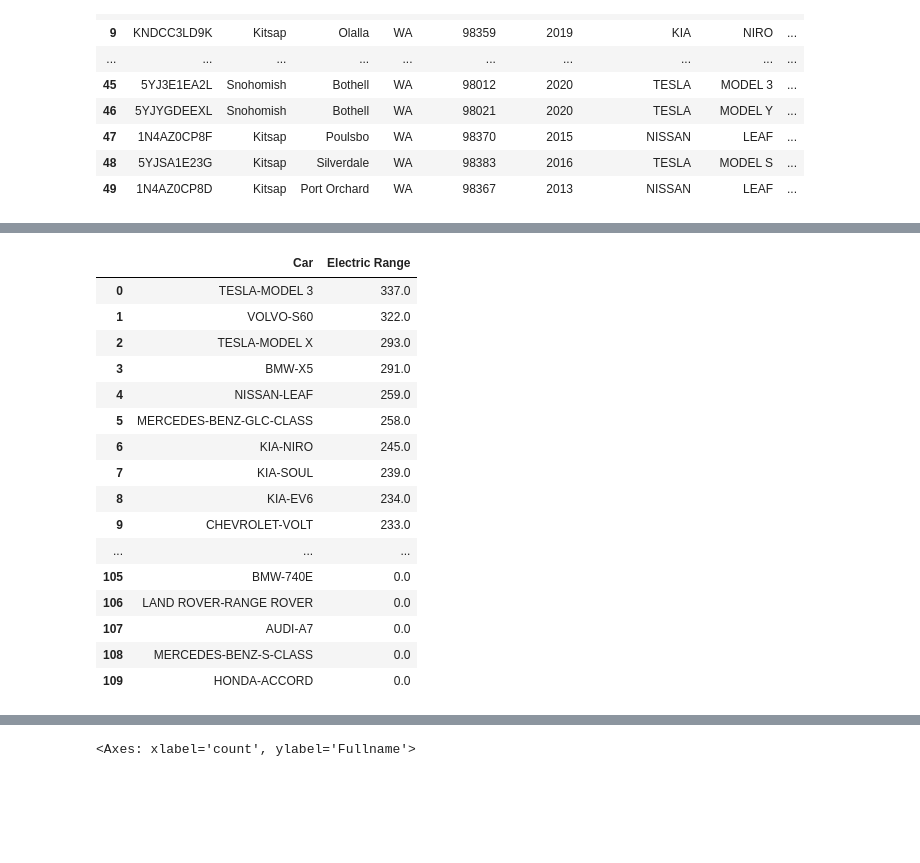
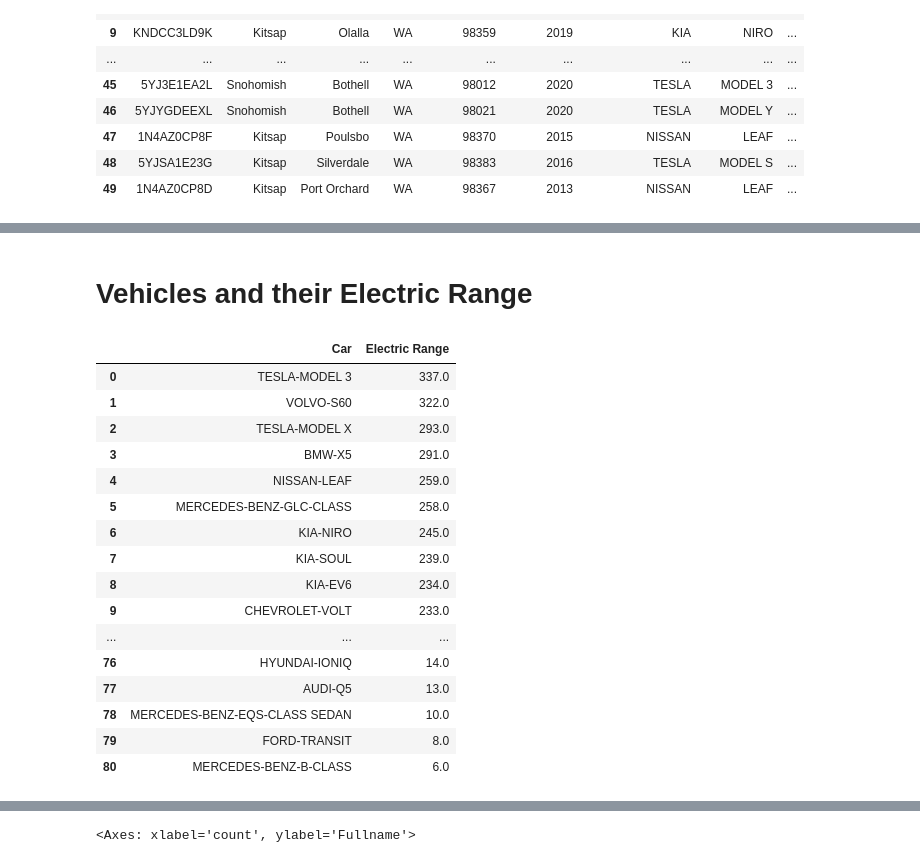
Before and after one commit to leoisqualified/data-analysis-and-ml, a Jupyter notebook: Electric_Vehicle.ipynb, the cells around one changed output, grey strips where cells are left out. Drawn from its saved outputs; the diff is of its cells as text; code cells hidden in the pictures; blank space fills up the shorter version.

```diff
--- a/Electric_Vehicle.ipynb
+++ b/Electric_Vehicle.ipynb
@@ -70,24 +90,28 @@ df1.head(50)
+# %% [markdown]
+# Vehicles and their Electric Range
 # %%
 unique_name = df1['Fullname'].unique()
 sorted_electric_range = df1.groupby('Fullname')['Electric Range'].max().sort_values(ascending = False)
 car_vs_electricrange = pd.DataFrame({'Car':unique_name})
 car_vs_electricrange['Electric Range'] = sorted_electric_range.values
+
+car_vs_electricrange = car_vs_electricrange[car_vs_electricrange['Electric Range'] != 0]
 car_vs_electricrange
 # %% [output]
 |  | Car | Electric Range |
 | 0 | TESLA-MODEL 3 | 337.0 |
 | 1 | VOLVO-S60 | 322.0 |
 | 2 | TESLA-MODEL X | 293.0 |
 | 3 | BMW-X5 | 291.0 |
 | 4 | NISSAN-LEAF | 259.0 |
 | 5 | MERCEDES-BENZ-GLC-CLASS | 258.0 |
 | 6 | KIA-NIRO | 245.0 |
 | 7 | KIA-SOUL | 239.0 |
 | 8 | KIA-EV6 | 234.0 |
 | 9 | CHEVROLET-VOLT | 233.0 |
 | ... | ... | ... |
-| 105 | BMW-740E | 0.0 |
-| 106 | LAND ROVER-RANGE ROVER | 0.0 |
-| 107 | AUDI-A7 | 0.0 |
-| 108 | MERCEDES-BENZ-S-CLASS | 0.0 |
-| 109 | HONDA-ACCORD | 0.0 |
+| 76 | HYUNDAI-IONIQ | 14.0 |
+| 77 | AUDI-Q5 | 13.0 |
+| 78 | MERCEDES-BENZ-EQS-CLASS SEDAN | 10.0 |
+| 79 | FORD-TRANSIT | 8.0 |
+| 80 | MERCEDES-BENZ-B-CLASS | 6.0 |
```
Also changed, not shown: parts of 8 cells of this notebook.
